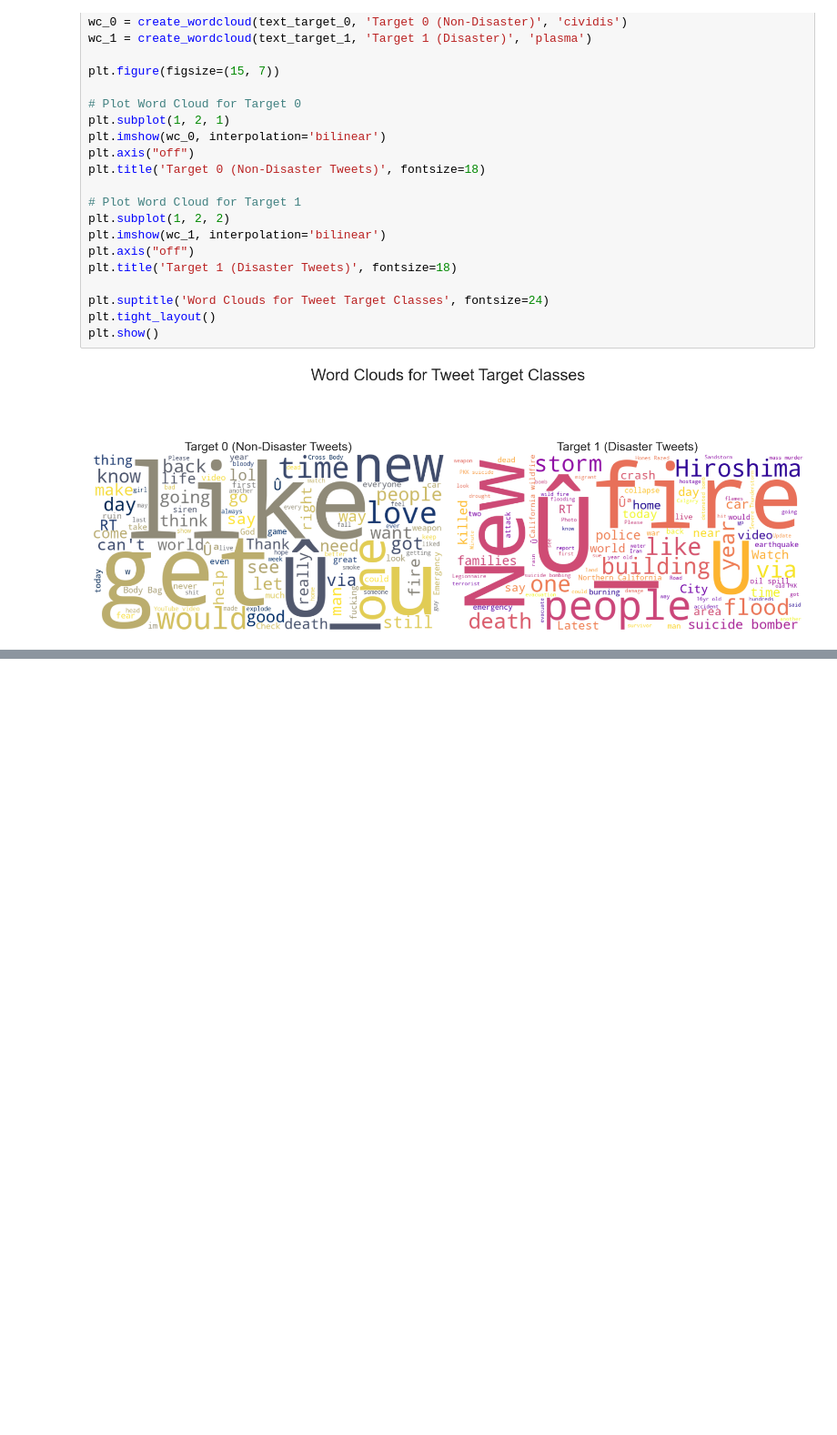
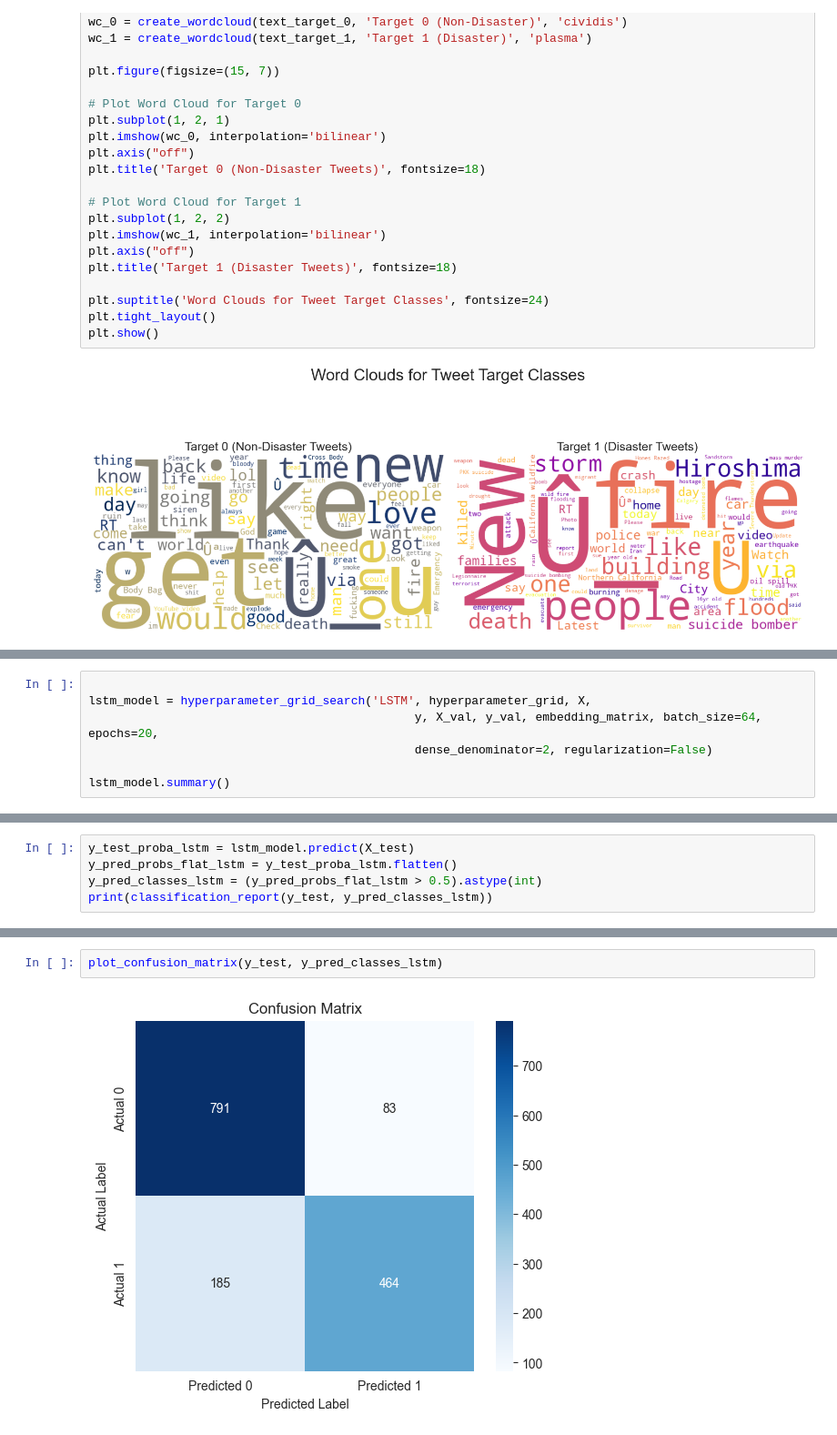
Before and after one commit to seanpritchard94/nlp-disaster-tweets, a Jupyter notebook: disaster-tweets.ipynb, the cells around one changed output, grey strips where cells are left out. Shown at 91% size. Cells and saved outputs as stored; diff of their text form; blank space fills up the shorter version.

```diff
--- a/disaster-tweets.ipynb
+++ b/disaster-tweets.ipynb
@@ -220,0 +519,7 @@ I will then conduct training and hyperparameter tuning on three models. I will u
+# %%
+
+lstm_model = hyperparameter_grid_search('LSTM', hyperparameter_grid, X,
+                                              y, X_val, y_val, embedding_matrix, batch_size=64, epochs=20,
+                                              dense_denominator=2, regularization=False)
+
+lstm_model.summary()
@@ -220,0 +927,5 @@ I will then conduct training and hyperparameter tuning on three models. I will u
+# %%
+y_test_proba_lstm = lstm_model.predict(X_test)
+y_pred_probs_flat_lstm = y_test_proba_lstm.flatten()
+y_pred_classes_lstm = (y_pred_probs_flat_lstm > 0.5).astype(int)
+print(classification_report(y_test, y_pred_classes_lstm))
@@ -220,0 +942,4 @@ I will then conduct training and hyperparameter tuning on three models. I will u
+# %%
+plot_confusion_matrix(y_test, y_pred_classes_lstm)
+# %% [output]
+[figure, added]
```
Also changed, not shown: parts of 41 cells of this notebook.
